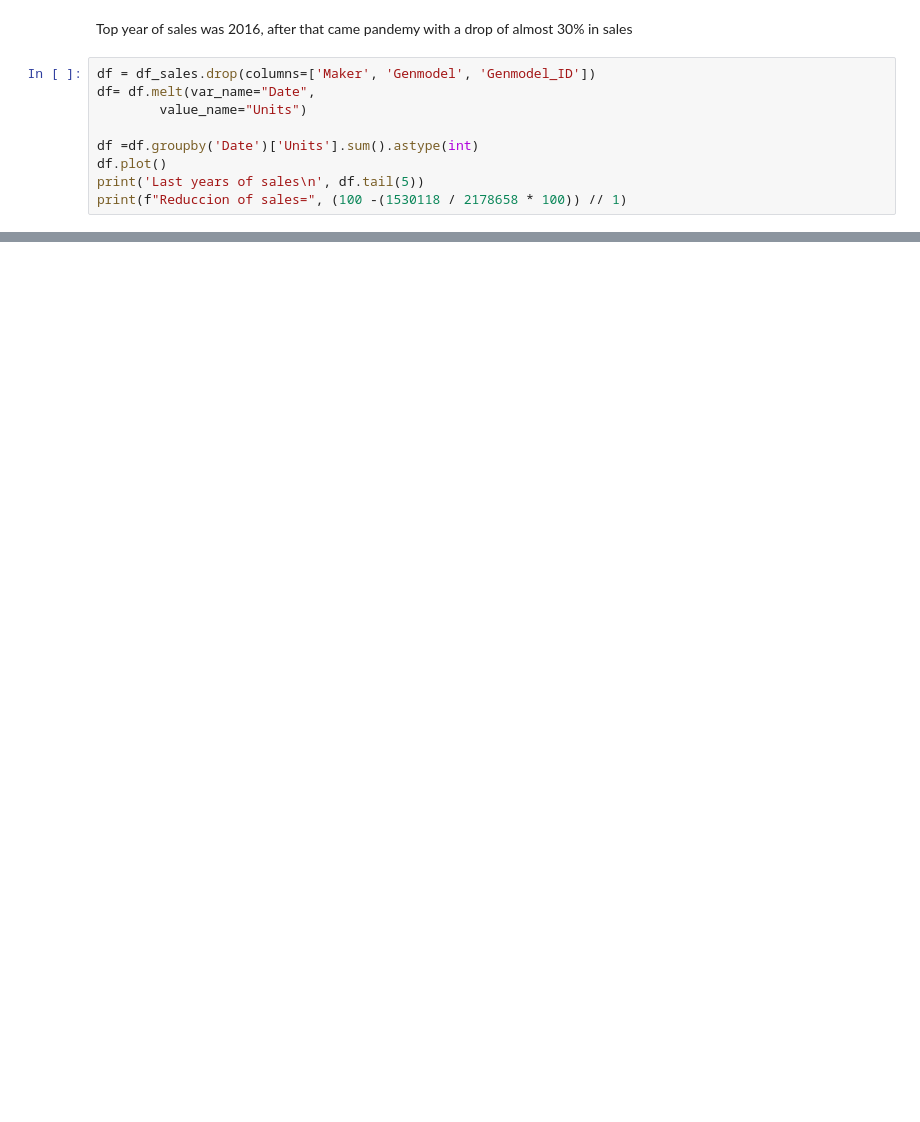
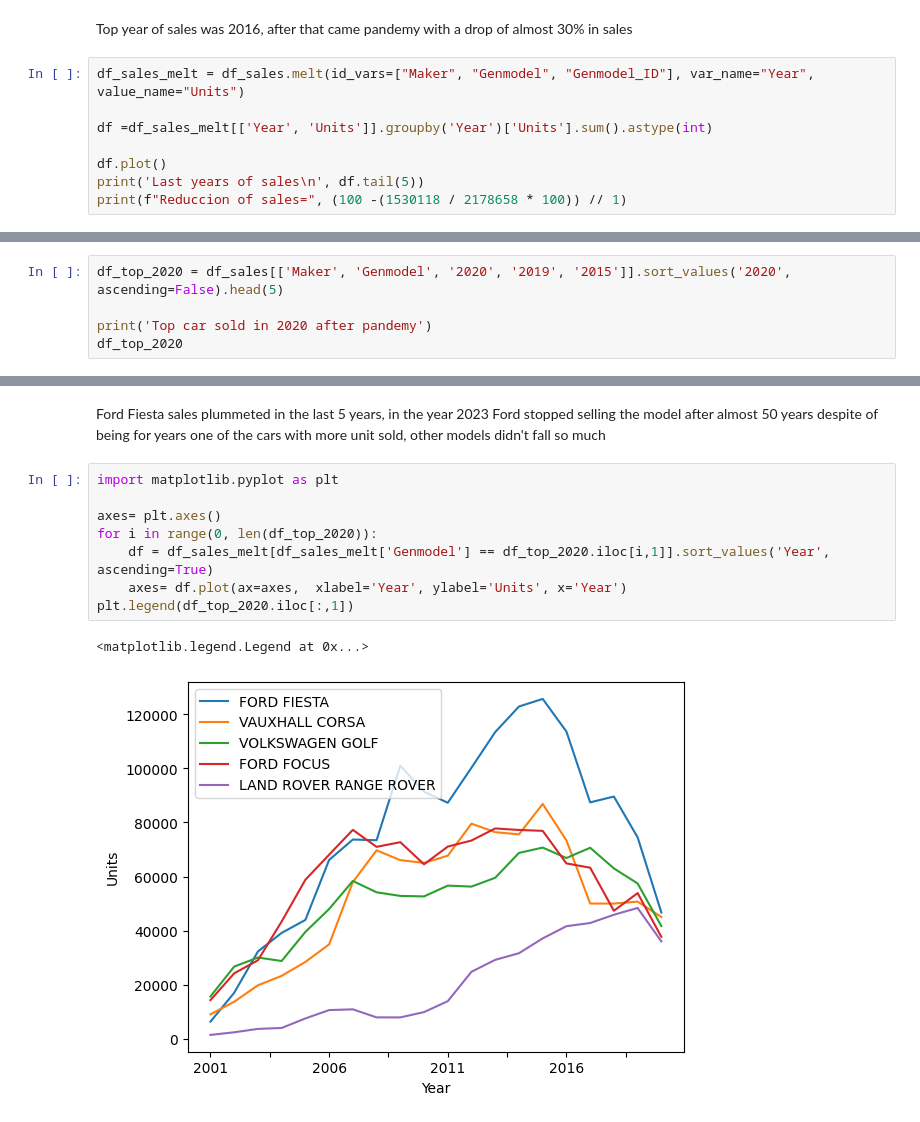
Before and after one commit to chemavilla/Data-Analysis, a Jupyter notebook: Car Analysis UK market.ipynb, the cells around one changed output, grey strips where cells are left out. Cells and saved outputs as stored; diff of their text form; blank space fills up the shorter version.

```diff
--- a/Car Analysis UK market.ipynb
+++ b/Car Analysis UK market.ipynb
@@ -51,11 +85,10 @@ df.plot()
 # %% [markdown]
 Top year of sales was 2016, after that came pandemy with a drop of almost 30% in sales
 # %%
-df = df_sales.drop(columns=['Maker', 'Genmodel', 'Genmodel_ID'])
-df= df.melt(var_name="Date",
-        value_name="Units")
+df_sales_melt = df_sales.melt(id_vars=["Maker", "Genmodel", "Genmodel_ID"], var_name="Year", value_name="Units")
 
-df =df.groupby('Date')['Units'].sum().astype(int)
+df =df_sales_melt[['Year', 'Units']].groupby('Year')['Units'].sum().astype(int)
+
 df.plot()
 print('Last years of sales\n', df.tail(5))
 print(f"Reduccion of sales=", (100 -(1530118 / 2178658 * 100)) // 1)
@@ -75,0 +108,5 @@ Reduccion of sales= 29.0
+# %%
+df_top_2020 = df_sales[['Maker', 'Genmodel', '2020', '2019', '2015']].sort_values('2020', ascending=False).head(5)
+
+print('Top car sold in 2020 after pandemy')
+df_top_2020
@@ -75,0 +121,14 @@ Reduccion of sales= 29.0
+# %% [markdown]
+Ford Fiesta sales plummeted in the last 5 years, in the year 2023 Ford stopped selling the model after almost 50 years
+despite of being for years one of the cars with more unit sold, other models didn't fall so much
+# %%
+import matplotlib.pyplot as plt
+
+axes= plt.axes()
+for i in range(0, len(df_top_2020)):
+    df = df_sales_melt[df_sales_melt['Genmodel'] == df_top_2020.iloc[i,1]].sort_values('Year', ascending=True)
+    axes= df.plot(ax=axes,  xlabel='Year', ylabel='Units', x='Year')
+plt.legend(df_top_2020.iloc[:,1])
+# %% [output]
+<matplotlib.legend.Legend at 0x...>
+[figure, added]
```
Also changed, not shown: parts of 16 cells of this notebook.
